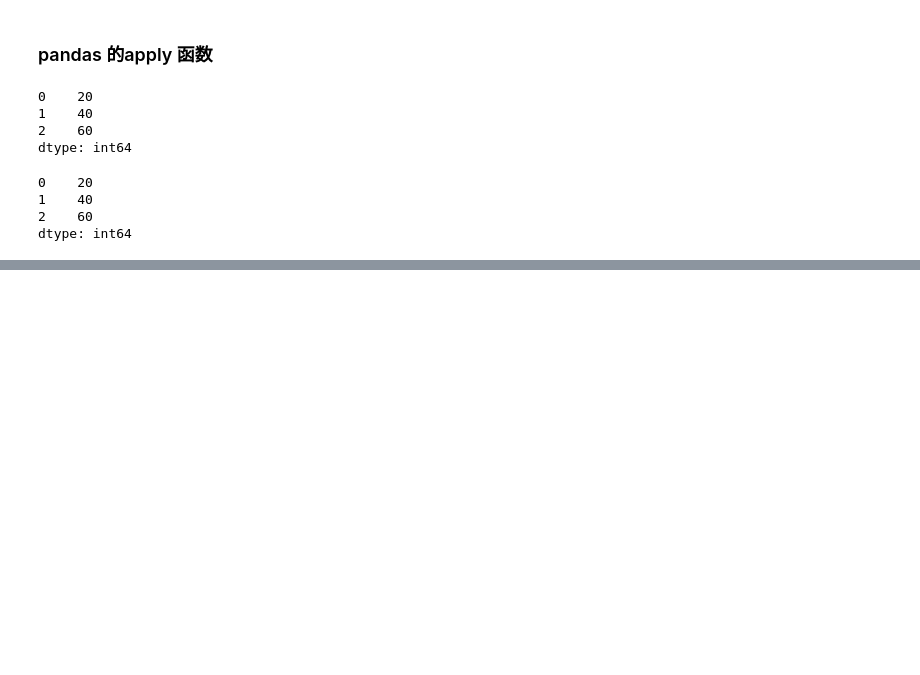
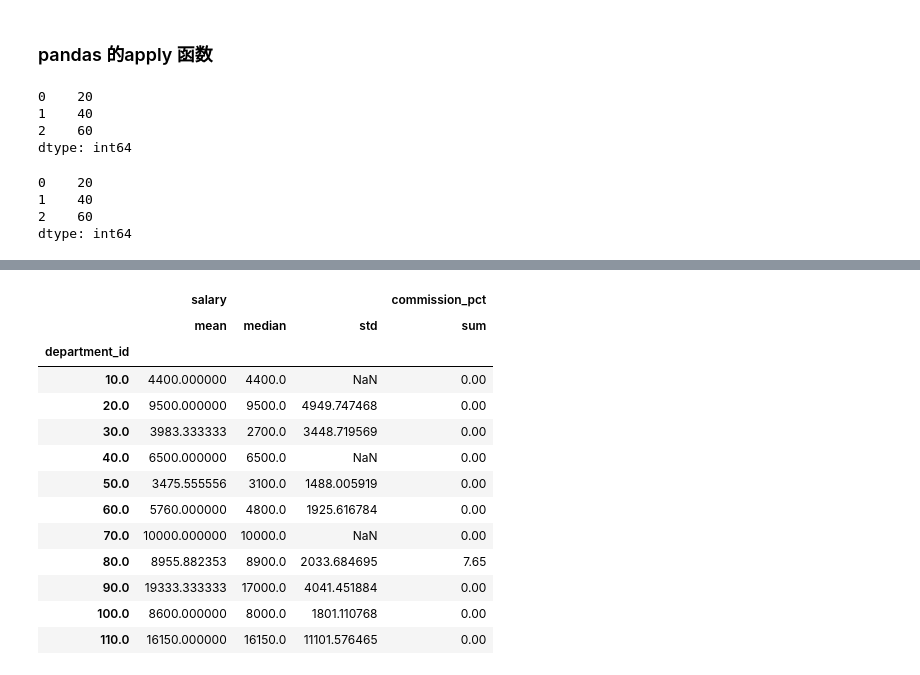
Before and after one commit to chunlin99x1/dl, a Jupyter notebook: 02-pandas/09-缺失值.ipynb, the cells around one changed output, grey strips where cells are left out. Drawn from its saved outputs; the diff is of its cells as text; code cells hidden in the pictures; blank space fills up the shorter version.

```diff
--- a/02-pandas/09-缺失值.ipynb
+++ b/02-pandas/09-缺失值.ipynb
@@ -221,0 +398,18 @@ dtype: int64
+# %%
+# 也可以多列计算不同的统计值
+df.groupby("department_id").agg({"salary": ["mean", "median", "std"], "commission_pct": "sum"})
+# %% [output]
+|  | salary |  |  | commission_pct |
+|  | mean | median | std | sum |
+| department_id |  |  |  |  |
+| 10.0 | 4400.000000 | 4400.0 | NaN | 0.00 |
+| 20.0 | 9500.000000 | 9500.0 | 4949.747468 | 0.00 |
+| 30.0 | 3983.333333 | 2700.0 | 3448.719569 | 0.00 |
+| 40.0 | 6500.000000 | 6500.0 | NaN | 0.00 |
+| 50.0 | 3475.555556 | 3100.0 | 1488.005919 | 0.00 |
+| 60.0 | 5760.000000 | 4800.0 | 1925.616784 | 0.00 |
+| 70.0 | 10000.000000 | 10000.0 | NaN | 0.00 |
+| 80.0 | 8955.882353 | 8900.0 | 2033.684695 | 7.65 |
+| 90.0 | 19333.333333 | 17000.0 | 4041.451884 | 0.00 |
+| 100.0 | 8600.000000 | 8000.0 | 1801.110768 | 0.00 |
+| 110.0 | 16150.000000 | 16150.0 | 11101.576465 | 0.00 |
```
Also changed, not shown: parts of 24 cells of this notebook.
